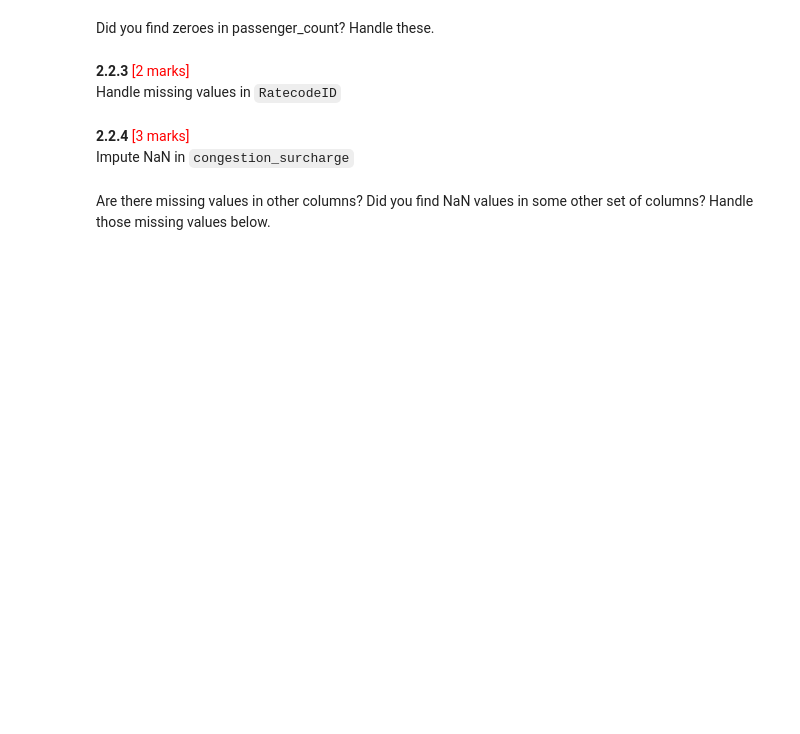
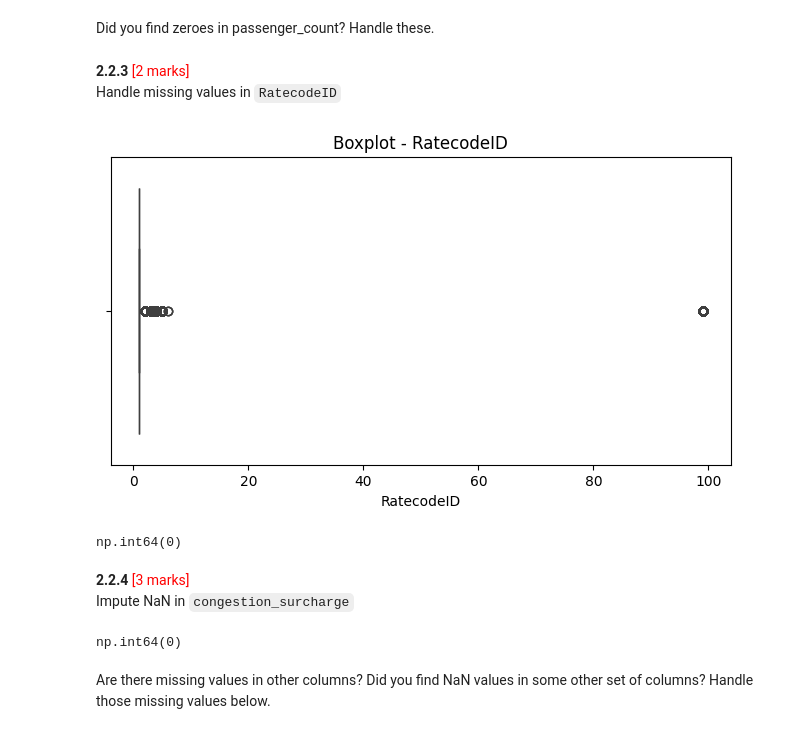
Before and after one commit to ChetanTiwari195/NewYorkTaxiEDA_DS_CT, a Jupyter notebook: EDA_Optimising_NYC_Taxis_ChetanTiwari.ipynb, the cells around one changed output. Saved outputs shown, nothing was run; the diff lists cells and outputs as text; code cells hidden in the pictures; blank space fills up the shorter version.

```diff
--- a/EDA_Optimising_NYC_Taxis_ChetanTiwari.ipynb
+++ b/EDA_Optimising_NYC_Taxis_ChetanTiwari.ipynb
@@ -493,3 +517,18 @@ Handle missing values in `RatecodeID`
+# %%
+# Fix missing values in 'RatecodeID'
+plt.figure(figsize=(8, 4))
+sea.boxplot(x=df['RatecodeID'])
+plt.title('Boxplot - RatecodeID')
+plt.show()
+
+# df[df['RatecodeID'].between(90,100)]
+
+df['RatecodeID'] = df['RatecodeID'].fillna(df['RatecodeID'].mode()[0])
+
+df['RatecodeID'].isna().sum()
+# %% [output]
+[figure, added]
+np.int64(0)
 # %% [markdown]
 **2.2.4**  <font color = red>[3 marks]</font> <br>
 Impute NaN in `congestion_surcharge`
@@ -498,2 +535,20 @@ Impute NaN in `congestion_surcharge`
+# %%
+# handle null values in congestion_surcharge
+# plt.figure(figsize=(8, 4))
+# sea.histplot(df['congestion_surcharge'], bins=50, kde=True)
+# plt.title('histogram - congestion surcharge')
+# plt.show()
+
+# plt.figure(figsize=(8, 4))
+# sea.boxplot(x=df['congestion_surcharge'])
+# plt.title('Boxplot - congestion surcharge')
+# plt.show()
+
+df['congestion_surcharge'].mode()
+
+df['congestion_surcharge'] = df['congestion_surcharge'].fillna(df['congestion_surcharge'].mode()[0])
+df['congestion_surcharge'].isna().sum()
+# %% [output]
+np.int64(0)
 # %% [markdown]
 Are there missing values in other columns? Did you find NaN values in some other set of columns? Handle those missing values below.
```
Also changed, not shown: parts of 20 cells of this notebook, 13 other files.
